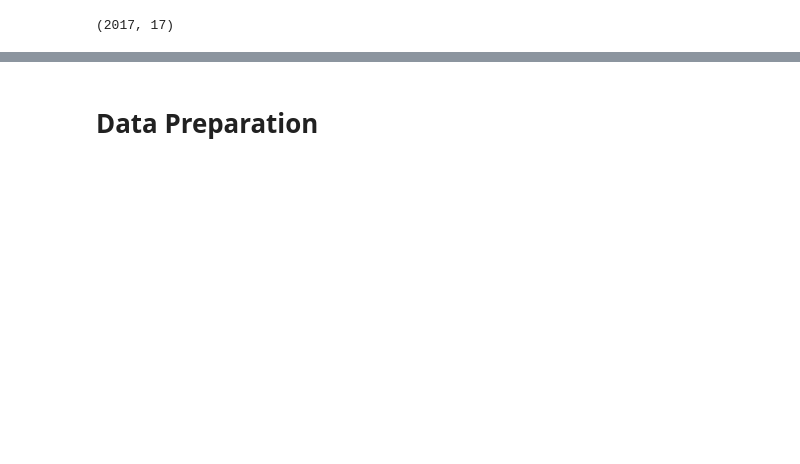
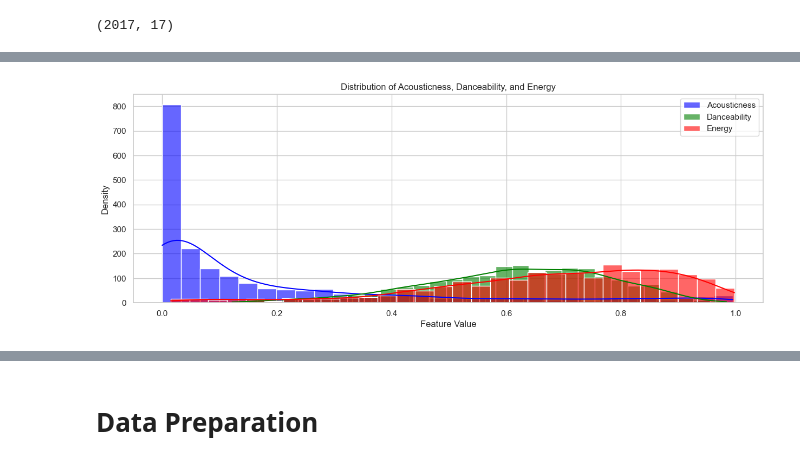
Before and after one commit to hannahdallas/captstone, a Jupyter notebook: notebook.ipynb, the cells around one changed output, grey strips where cells are left out. Cells and saved outputs as stored; diff of their text form; code cells hidden in the pictures; blank space fills up the shorter version.

```diff
--- a/notebook.ipynb
+++ b/notebook.ipynb
@@ -37,5 +37,5 @@ import skfuzzy as fuzz
 # %%
-df=pd.read_csv('./data.csv')
+df=pd.read_csv('./df_with_genres.csv')
 df
 # %% [output]
 |  | Unnamed: 0 | acousticness | danceability | duration_ms | energy | instrumentalness | key | liveness | ... |
@@ -77,0 +78,16 @@ df.describe()
+# %%
+# Set visualization style
+sns.set(style="whitegrid")
+
+# Plot distributions
+plt.figure(figsize=(15, 5))
+sns.histplot(df["acousticness"], bins=30, kde=True, color="blue", label="Acousticness", alpha=0.6)
+sns.histplot(df["danceability"], bins=30, kde=True, color="green", label="Danceability", alpha=0.6)
+sns.histplot(df["energy"], bins=30, kde=True, color="red", label="Energy", alpha=0.6)
+plt.legend()
+plt.title("Distribution of Acousticness, Danceability, and Energy")
+plt.xlabel("Feature Value")
+plt.ylabel("Density")
+plt.show()
+# %% [output]
+[figure, added]
```
Also changed, not shown: parts of 64 cells of this notebook, 3 other files.
